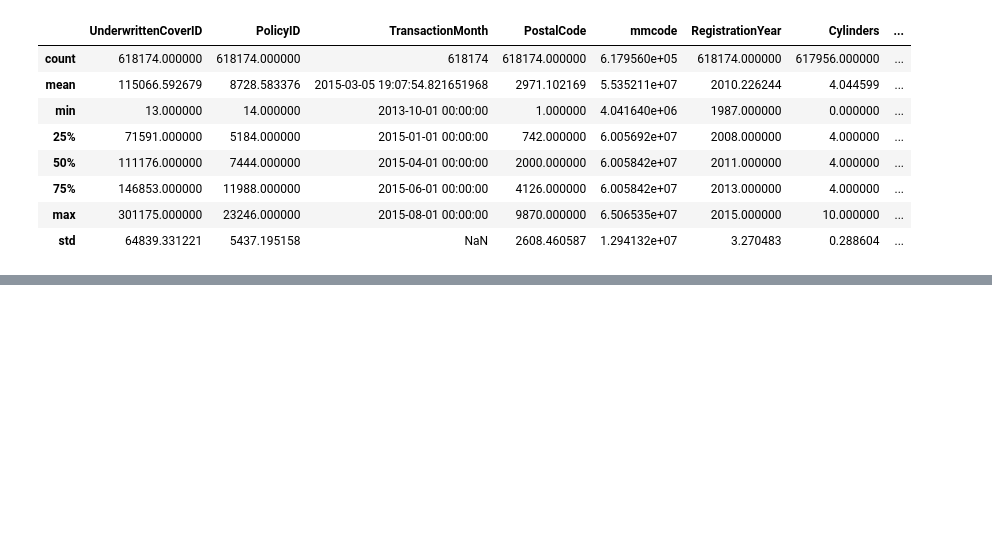
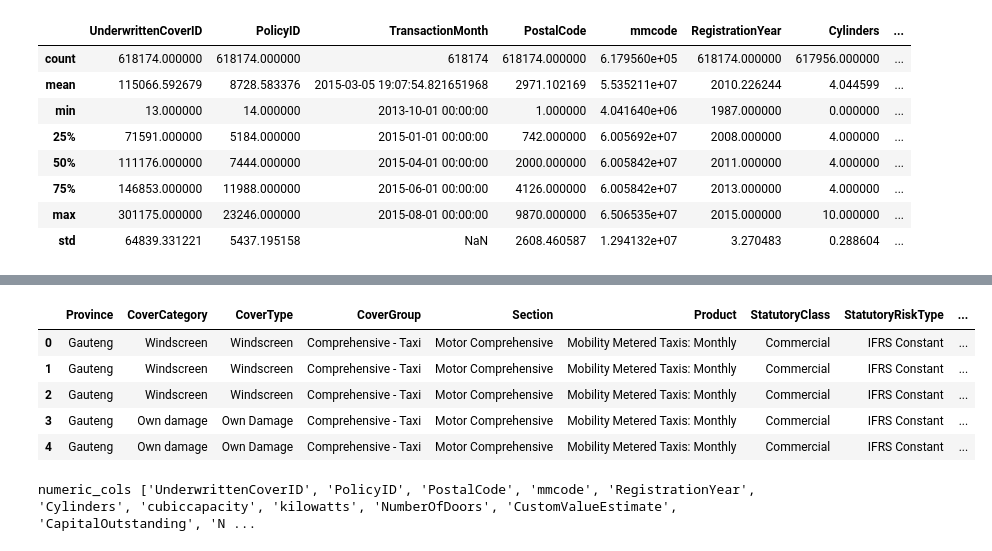
Before and after one commit to Feven777/Risk-Analytics-Predictive-Modeling, a Jupyter notebook: notebook/EDA_task1.ipynb, the cells around one changed output, grey strips where cells are left out. Cells and saved outputs as stored; diff of their text form; code cells hidden in the pictures; blank space fills up the shorter version.

```diff
--- a/notebook/EDA_task1.ipynb
+++ b/notebook/EDA_task1.ipynb
@@ -88,4 +88,10 @@ df.describe(include="object")
 # %%
 # Drop columns with only 1 unique value
 cols_to_drop = ['Language', 'Country']
-df = df.drop(columns=cols_to_drop)
+df_valid = df_valid.drop(columns=cols_to_drop)
+# %%
+cols_to_fill = ['Citizenship', 'Bank', 'AccountType', 'MaritalStatus', 'Gender']
+
+# Fill NaN and empty strings with 'Unknown'
+df_valid[cols_to_fill] = df_valid[cols_to_fill].fillna('Unknown')
+df_valid[cols_to_fill] = df_valid[cols_to_fill].replace('', 'Unknown')
@@ -91,0 +107,21 @@ df = df.drop(columns=cols_to_drop)
+# %%
+informative_cols = [
+    'Province', 'CoverCategory', 'CoverType', 'CoverGroup',
+    'Section', 'Product', 'StatutoryClass', 'StatutoryRiskType'
+]
+
+df_informative = df[informative_cols + cols_to_fill + ['LegalType', 'Title']].copy()
+# %%
+df_informative.head()
+# %% [output]
+|  | Province | CoverCategory | CoverType | CoverGroup | Section | Product | StatutoryClass | StatutoryRiskType | ... |
+| 0 | Gauteng | Windscreen | Windscreen | Comprehensive - Taxi | Motor Comprehensive | Mobility Metered Taxis: Monthly | Commercial | IFRS Constant | ... |
+| 1 | Gauteng | Windscreen | Windscreen | Comprehensive - Taxi | Motor Comprehensive | Mobility Metered Taxis: Monthly | Commercial | IFRS Constant | ... |
+| 2 | Gauteng | Windscreen | Windscreen | Comprehensive - Taxi | Motor Comprehensive | Mobility Metered Taxis: Monthly | Commercial | IFRS Constant | ... |
+| 3 | Gauteng | Own damage | Own Damage | Comprehensive - Taxi | Motor Comprehensive | Mobility Metered Taxis: Monthly | Commercial | IFRS Constant | ... |
+| 4 | Gauteng | Own damage | Own Damage | Comprehensive - Taxi | Motor Comprehensive | Mobility Metered Taxis: Monthly | Commercial | IFRS Constant | ... |
+# %%
+numeric_cols = df_valid.select_dtypes(include=[np.number]).columns.tolist()
+print("numeric_cols", numeric_cols)
+# %% [output]
+numeric_cols ['UnderwrittenCoverID', 'PolicyID', 'PostalCode', 'mmcode', 'RegistrationYear', 'Cylinders', 'cubiccapacity', 'kilowatts', 'NumberOfDoors', 'CustomValueEstimate', 'CapitalOutstanding', 'N ...
```
Also changed, not shown: parts of 10 cells of this notebook.
